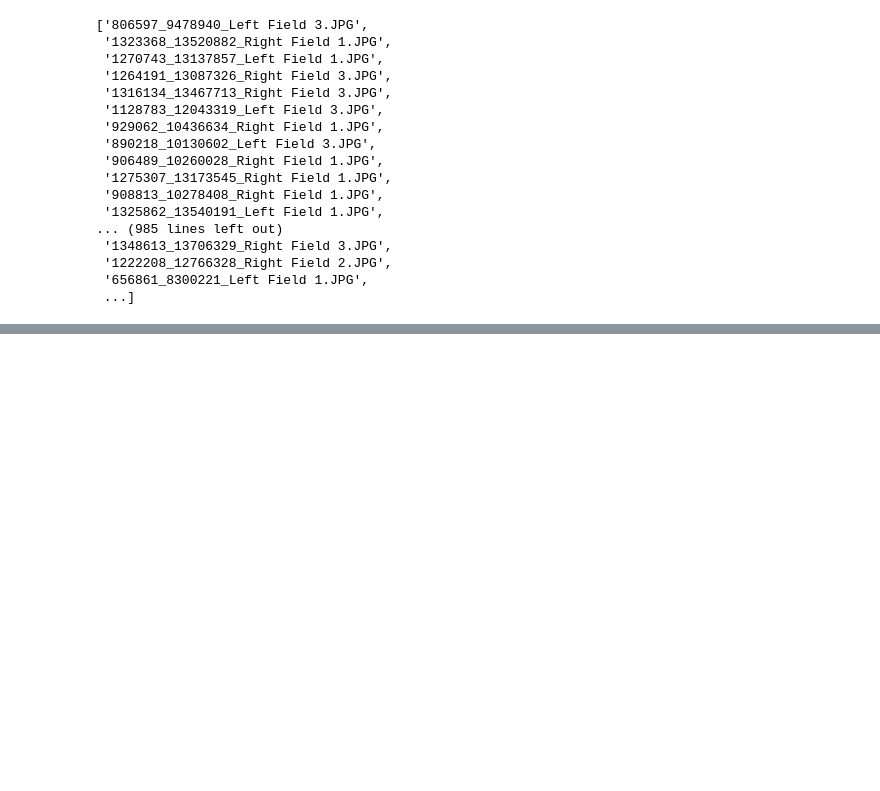
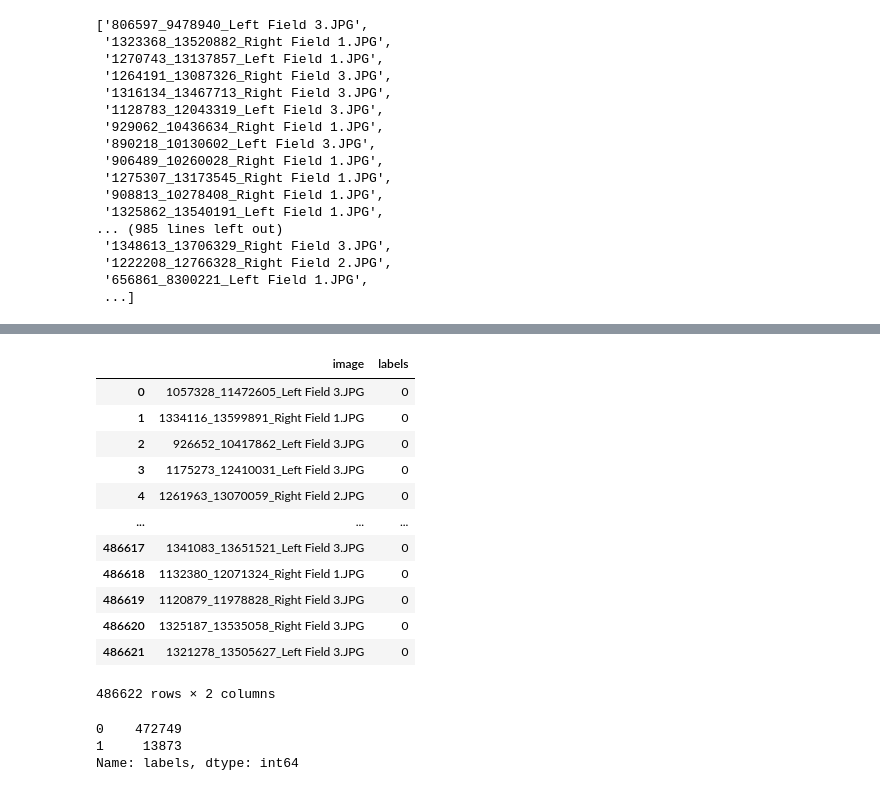
Before and after one commit to Rishav09/QA_application, a Jupyter notebook: training/Non_Distributed/Notebooks/test_devTrain_split.ipynb, the cells around one changed output, grey strips where cells are left out. Drawn from its saved outputs; the diff is of its cells as text; code cells hidden in the pictures; blank space fills up the shorter version.

```diff
--- a/training/Non_Distributed/Notebooks/test_devTrain_split.ipynb
+++ b/training/Non_Distributed/Notebooks/test_devTrain_split.ipynb
@@ -115,0 +170,24 @@ test_df.to_csv("/home/ubuntu/QA_code/QA_application/Train_Dev_Test_Split/df_val_
+# %%
+path4 = '/home/ubuntu/QA_code/QA_application/Train_Dev_Test_Split/df_train_20220728-185548.csv'
+train_file4 = pd.read_csv(path4).iloc[:,1:]
+train_file4
+# %% [output]
+|  | image | labels |
+| 0 | 1057328_11472605_Left Field 3.JPG | 0 |
+| 1 | 1334116_13599891_Right Field 1.JPG | 0 |
+| 2 | 926652_10417862_Left Field 3.JPG | 0 |
+| 3 | 1175273_12410031_Left Field 3.JPG | 0 |
+| 4 | 1261963_13070059_Right Field 2.JPG | 0 |
+| ... | ... | ... |
+| 486617 | 1341083_13651521_Left Field 3.JPG | 0 |
+| 486618 | 1132380_12071324_Right Field 1.JPG | 0 |
+| 486619 | 1120879_11978828_Right Field 3.JPG | 0 |
+| 486620 | 1325187_13535058_Right Field 3.JPG | 0 |
+| 486621 | 1321278_13505627_Left Field 3.JPG | 0 |
+486622 rows × 2 columns
+# %%
+train_file4['labels'].value_counts()
+# %% [output]
+0    472749
+1     13873
+Name: labels, dtype: int64
```
Also changed, not shown: parts of 8 cells of this notebook, 34 other files.
